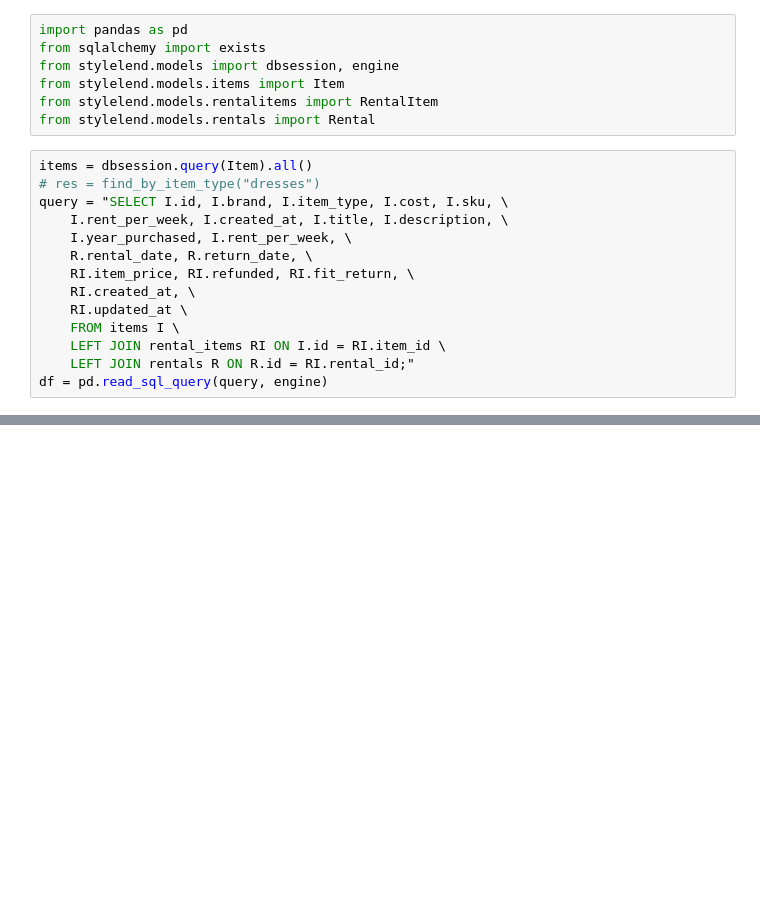
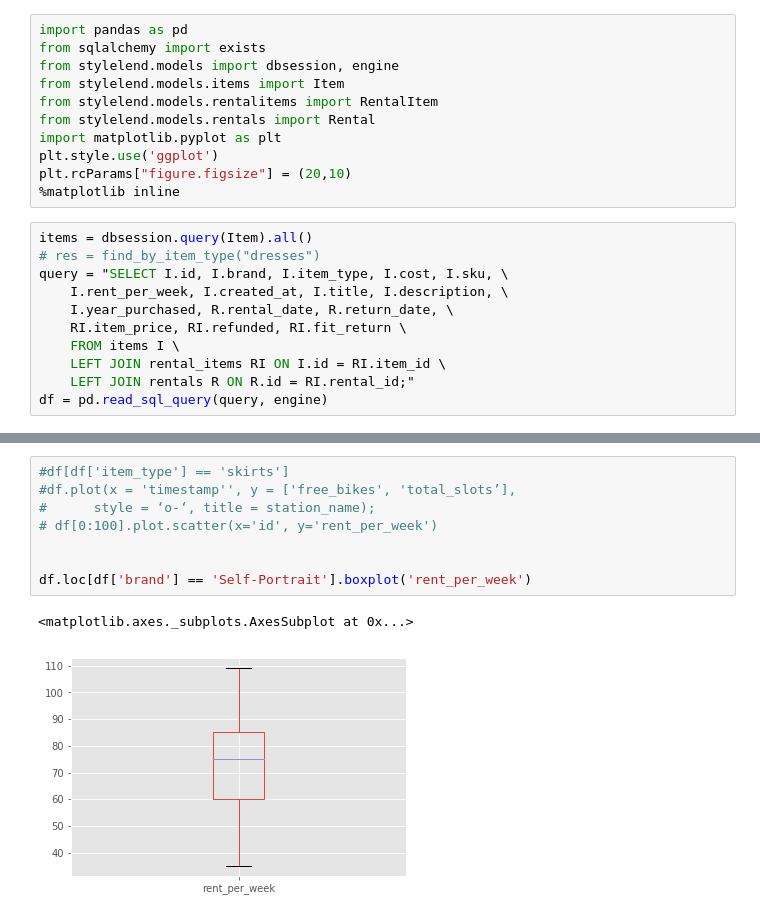
Before and after one commit to patrickspencer/regressthedress, a Jupyter notebook: testing/Notebook.ipynb, the cells around one changed output, grey strips where cells are left out. Saved outputs shown, nothing was run; the diff lists cells and outputs as text; blank space fills up the shorter version.

```diff
--- a/testing/Notebook.ipynb
+++ b/testing/Notebook.ipynb
@@ -5,16 +5,17 @@ from stylelend.models import dbsession, engine
 from stylelend.models.items import Item
 from stylelend.models.rentalitems import RentalItem
 from stylelend.models.rentals import Rental
+import matplotlib.pyplot as plt
+plt.style.use('ggplot')
+plt.rcParams["figure.figsize"] = (20,10)
+%matplotlib inline
 # %%
 items = dbsession.query(Item).all()
 # res = find_by_item_type("dresses")
 query = "SELECT I.id, I.brand, I.item_type, I.cost, I.sku, \
     I.rent_per_week, I.created_at, I.title, I.description, \
-    I.year_purchased, I.rent_per_week, \
-    R.rental_date, R.return_date, \
-    RI.item_price, RI.refunded, RI.fit_return, \
-    RI.created_at, \
-    RI.updated_at \
+    I.year_purchased, R.rental_date, R.return_date, \
+    RI.item_price, RI.refunded, RI.fit_return \
     FROM items I \
     LEFT JOIN rental_items RI ON I.id = RI.item_id \
     LEFT JOIN rentals R ON R.id = RI.rental_id;"
@@ -33,0 +64,11 @@ Index(['id', 'brand', 'item_type', 'cost', 'sku', 'rent_per_week',
+# %%
+#df[df['item_type'] == 'skirts']
+#df.plot(x = 'timestamp'', y = ['free_bikes', 'total_slots’],
+#      style = ‘o-‘, title = station_name);
+# df[0:100].plot.scatter(x='id', y='rent_per_week')
+
+
+df.loc[df['brand'] == 'Self-Portrait'].boxplot('rent_per_week')
+# %% [output]
+<matplotlib.axes._subplots.AxesSubplot at 0x...>
+[figure, added]
```
Also changed, not shown: parts of 7 cells of this notebook, 2 other files.
